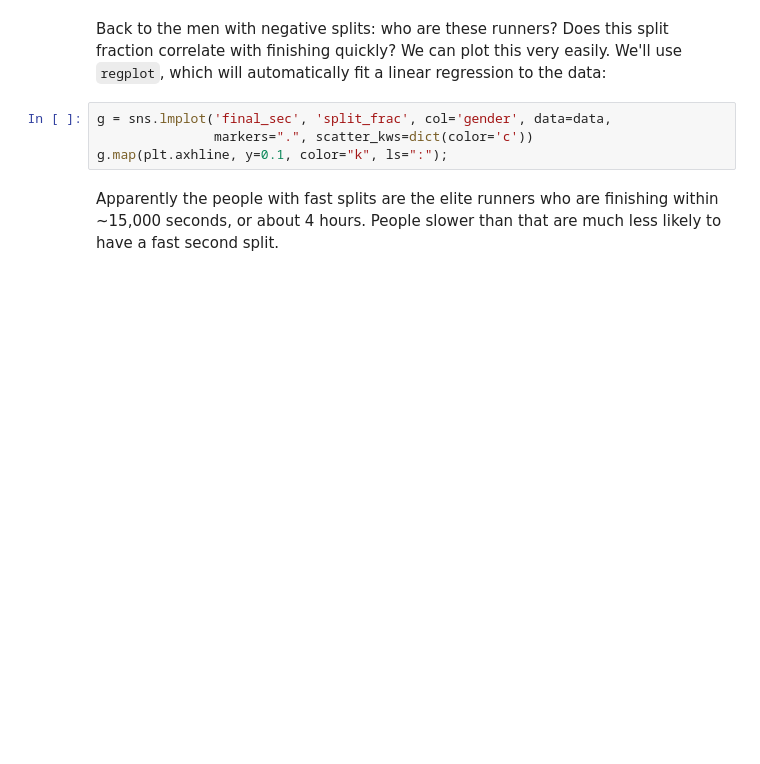
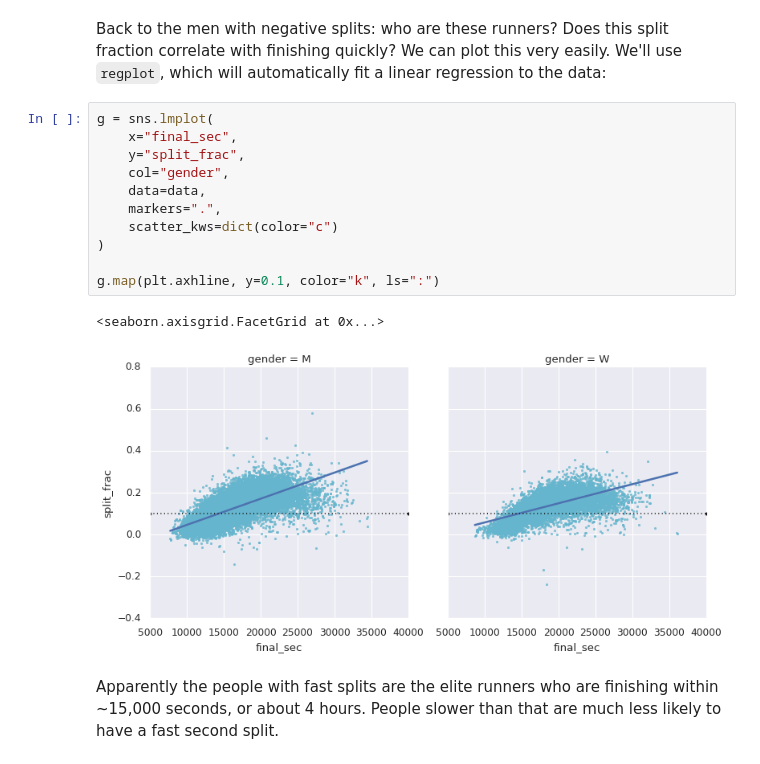
Before and after one commit to mayuresh9417/AIML-Lab, a Jupyter notebook: Experiment_05_Visualization_With_Seaborn.ipynb, the cells around one changed output. Saved outputs shown, nothing was run; the diff lists cells and outputs as text; blank space fills up the shorter version.

```diff
--- a/Experiment_05_Visualization_With_Seaborn.ipynb
+++ b/Experiment_05_Visualization_With_Seaborn.ipynb
@@ -451,9 +508,19 @@ Also surprisingly, the 80-year-old women seem to outperform *everyone* in terms
 # %% [markdown]
 Back to the men with negative splits: who are these runners? Does this split fraction correlate with finishing quickly? We can plot this very easily. We'll use ``regplot``, which will automatically fit a linear regression to the data:
 # %%
-g = sns.lmplot('final_sec', 'split_frac', col='gender', data=data,
-               markers=".", scatter_kws=dict(color='c'))
-g.map(plt.axhline, y=0.1, color="k", ls=":");
+g = sns.lmplot(
+    x="final_sec",
+    y="split_frac",
+    col="gender",
+    data=data,
+    markers=".",
+    scatter_kws=dict(color="c")
+)
+
+g.map(plt.axhline, y=0.1, color="k", ls=":")
+# %% [output]
+<seaborn.axisgrid.FacetGrid at 0x...>
+[figure, added]
 # %% [markdown]
 Apparently the people with fast splits are the elite runners who are finishing within ~15,000 seconds, or about 4 hours. People slower than that are much less likely to have a fast second split.
 # %% [markdown]
```
Also changed, not shown: parts of 19 cells of this notebook.
